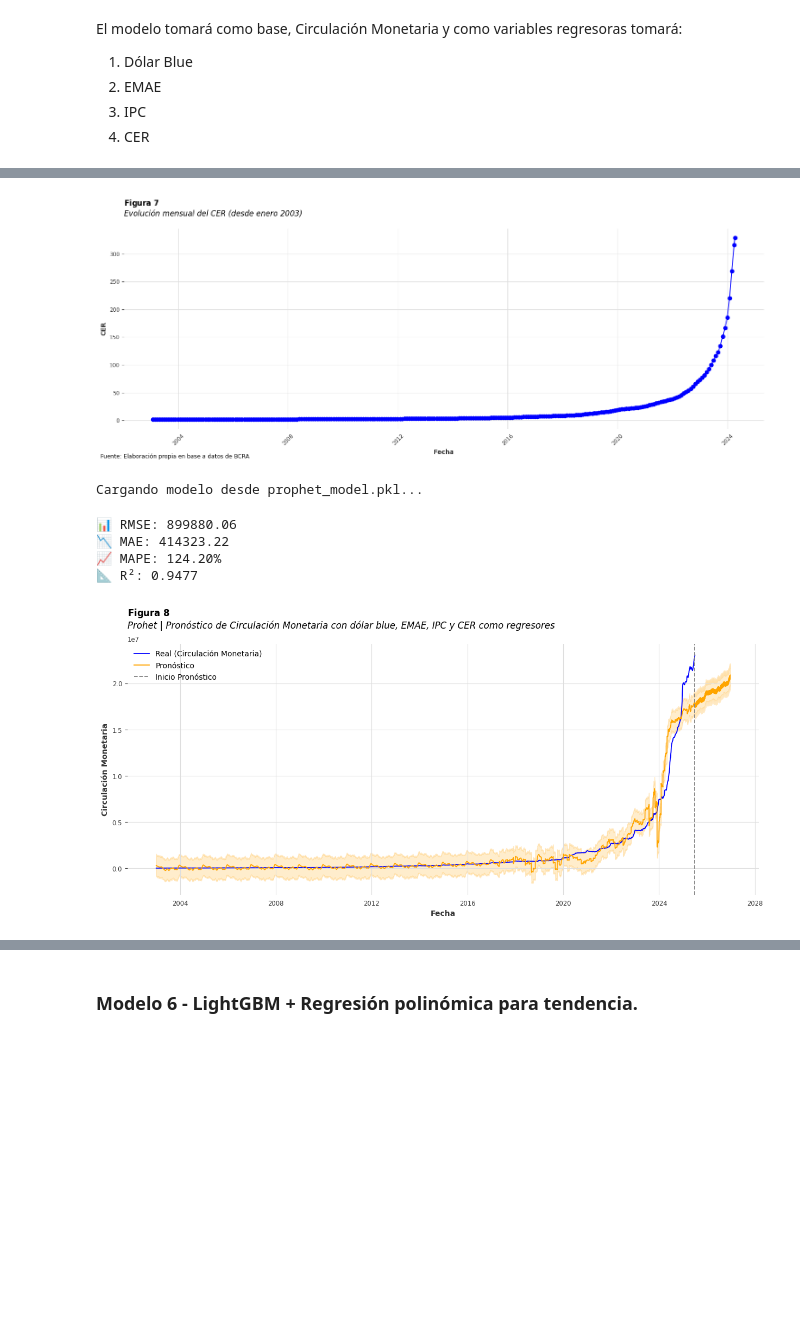
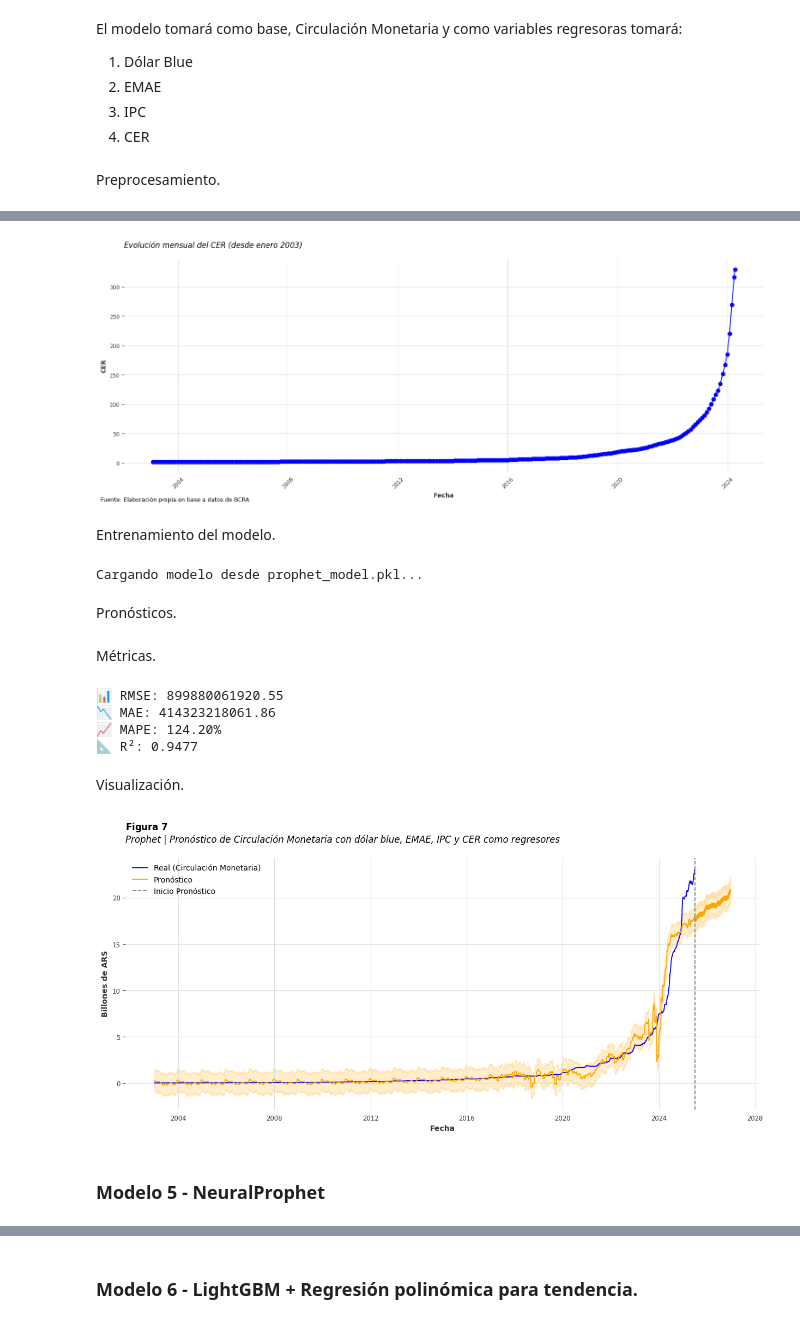
Before and after one commit to georgsmeinung/ast-tp, a Jupyter notebook: TP2/AST_TP2_Cancelas_Filipuzzi_Gallardo_Nicolau.ipynb, the cells around one changed output, grey strips where cells are left out. Drawn from its saved outputs; the diff is of its cells as text; code cells hidden in the pictures; blank space fills up the shorter version.

```diff
--- a/TP2/AST_TP2_Cancelas_Filipuzzi_Gallardo_Nicolau.ipynb
+++ b/TP2/AST_TP2_Cancelas_Filipuzzi_Gallardo_Nicolau.ipynb
@@ -1755,9 +1722,4 @@ plt.show()
 # %%
-from neuralforecast import NeuralForecast
-from neuralforecast.models import TCN
-from neuralforecast.losses.pytorch import MAE
-
-# Seleccionar variable target y exógenas
 exog_vars = [
     #'Saldo de cheques cancelatorios (en millones de $)',
     'Saldo de cuentas corrientes en pesos en el BCRA (en millones de $)',
@@ -1785,33 +1747,24 @@ exog_vars = [
     #'Tarjetas_de_débito_MontoNominal',
     #'Extracciones_en_cajeros_automáticos_MontoNominal',
     #'Depositos_en_cajeros_automáticos_MontoNominal'
-]  # <-- Deberías dejar solo nombres de columnas válidos, no números
+]
 
-# Pasar fecha del índice a columna y renombrar
-df_long = df_master_cleaned.copy().reset_index()        # Mueve índice a columna
+df_long = df_master_cleaned.copy().reset_index()
 target_col = 'circulacion_monetaria'
 df_long = df_long.rename(columns={'fecha': 'ds', target_col: 'y'})
 df_long['unique_id'] = target_col
-
-# Reordenar columnas como espera NeuralForecast
 df_long = df_long[['unique_id', 'ds', 'y'] + [col for col in df_long.columns if col not in ['unique_id','ds','y']]]
 
-# Definir horizonte de predicción y dividir entre train/test
 horizon = 365
 df_train = df_long[df_long['ds'] <= '2024-06-30']
 
-# Convertir todas las exógenas a numéricas
 cols_to_convert = [c for c in df_train.columns if c not in ['unique_id','ds','y']]
 df_train[cols_to_convert] = df_train[cols_to_convert].apply(
     pd.to_numeric, errors='coerce'
 )
 
-# Rellenar valores faltantes
 df_train = df_train.ffill().bfill()
-
-# Si queda algún NaN (casos extremos), reemplazar por 0
 df_train = df_train.fillna(0)
-
 print("NaNs totales después de limpieza final:", df_train.isna().sum().sum())
 # %% [output]
 NaNs totales después de limpieza final: 0
@@ -2207 +2149,3 @@ import numpy as np
+# %% [markdown]
+Preprocesamiento.
 # %%
@@ -2263,11 +2199,9 @@ CER mensual desde enero 2003 hasta hoy:
 254  2024-03 2024-03-31 316.31
 255  2024-04 2024-04-10 329.21
 # %%
-# Graficar la evolución mensual del CER
 plt.figure(figsize=(15, 6))
 plt.plot(df_cer_mensual['Fecha'], df_cer_mensual['CER'], marker='o', linestyle='-', color='blue')
 plt.title(
-    "$\\mathbf{Figura\\ 7}$\n"
     "Evolución mensual del CER (desde enero 2003)",
     fontdict={
         'fontweight': 'normal',
@@ -2285,5 +2219,5 @@ plt.xticks(rotation=45)
 plt.tight_layout()
 plt.show()
 # %% [output]
-[figure, old version]
+[figure, new version]
 # %%
@@ -2333,4 +2254,6 @@ df_prophet = pd.merge(df_prophet, df_blue_full[['ds', 'blue_venta']], on='ds', h
 df_prophet = pd.merge(df_prophet, emae_diario[['ds', 'emae']], on='ds', how='inner')
 df_prophet = pd.merge(df_prophet, ipc_diario[['ds', 'ipc']], on='ds', how='inner')
 df_prophet = pd.merge(df_prophet, cer_diario[['ds', 'CER']], on='ds', how='inner')
+# %% [markdown]
+Entrenamiento del modelo.
 # %%
@@ -2353,4 +2275,6 @@ else:
     joblib.dump(model, model_path)
 # %% [output]
 Cargando modelo desde prophet_model.pkl...
+# %% [markdown]
+Pronósticos.
 # %%
@@ -2371,20 +2291,15 @@ for var in ['blue_venta', 'emae', 'ipc', 'CER']:
 forecast = model.predict(future)
+# %% [markdown]
+Métricas.
 # %%
-# Métricas de modelo
-from sklearn.metrics import mean_squared_error, mean_absolute_error, r2_score
-import numpy as np
-
-# Filtrar período histórico para evaluación
 train_end = df_prophet['ds'].max()
 forecast_train = forecast[forecast['ds'] <= train_end]
 
-# Asegurarnos de alinear índices para comparación
 y_true = df_prophet.set_index('ds').loc[forecast_train['ds'], 'y']
 y_pred = forecast_train['yhat'].values
 
-# Calcular métricas
-rmse_prophet = np.sqrt(mean_squared_error(y_true, y_pred))
-mae_prophet = mean_absolute_error(y_true, y_pred)
+rmse_prophet = np.sqrt(mean_squared_error(y_true, y_pred)) * 1_000_000
+mae_prophet = mean_absolute_error(y_true, y_pred) * 1_000_000
 mape_prophet = np.mean(np.abs((y_true - y_pred) / y_true)) * 100
 r2_prophet = r2_score(y_true, y_pred)
 
@@ -2393,33 +2308,39 @@ print(f"📉 MAE: {mae_prophet:.2f}")
 print(f"📈 MAPE: {mape_prophet:.2f}%")
 print(f"📐 R²: {r2_prophet:.4f}")
 # %% [output]
-📊 RMSE: 899880.06
-📉 MAE: 414323.22
+📊 RMSE: 899880061920.55
+📉 MAE: 414323218061.86
 📈 MAPE: 124.20%
 📐 R²: 0.9477
+# %% [markdown]
+Visualización.
 # %%
-# Gráfico de resultados
 plt.figure(figsize=(15, 6))
 plt.plot(df_prophet['ds'], df_prophet['y'], label='Real (Circulación Monetaria)', color='blue')
 plt.plot(forecast['ds'], forecast['yhat'], label='Pronóstico', color='orange')
 plt.fill_between(forecast['ds'], forecast['yhat_lower'], forecast['yhat_upper'], color='orange', alpha=0.2)
 plt.axvline(df_prophet['ds'].max(), color='gray', linestyle='--', label='Inicio Pronóstico')
 plt.legend()
 plt.title(
-    "$\\mathbf{Figura\\ 8}$\n"
-    "Prohet | Pronóstico de Circulación Monetaria con dólar blue, EMAE, IPC y CER como regresores",
+    "$\\mathbf{Figura\\ 7}$\n"
+    "Prophet | Pronóstico de Circulación Monetaria con dólar blue, EMAE, IPC y CER como regresores",
     fontdict={
         'fontweight': 'normal',
         'fontsize': 12,
         'style': 'italic'
     },
     loc='left',
     pad=20
 )
 plt.xlabel('Fecha')
-plt.ylabel('Circulación Monetaria')
+plt.ylabel('Billones de ARS')
+def format_billions(x, pos):
+    return f'{x / 1_000_000:.0f}'
+plt.gca().yaxis.set_major_formatter(ticker.FuncFormatter(format_billions))
 plt.grid(True)
 plt.show()
 # %% [output]
-[figure, old version]
+[figure, new version]
+# %% [markdown]
+### Modelo 5 - NeuralProphet
 # %% [markdown]
```
Also changed, not shown: parts of 56 cells of this notebook, 1 other file.
